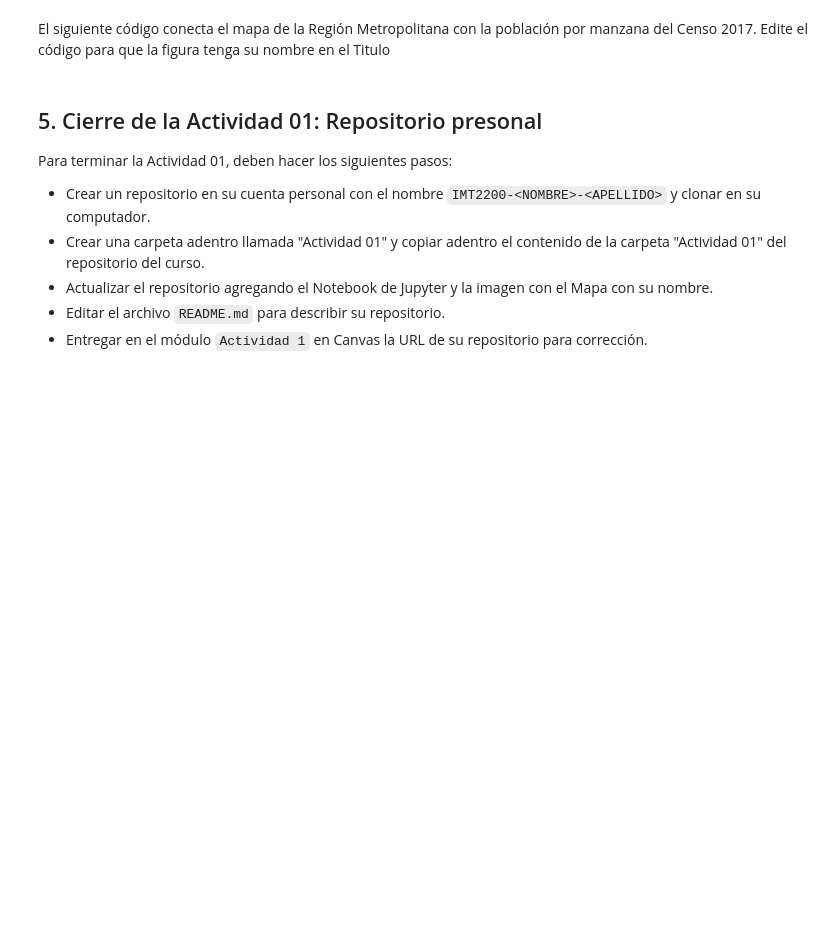
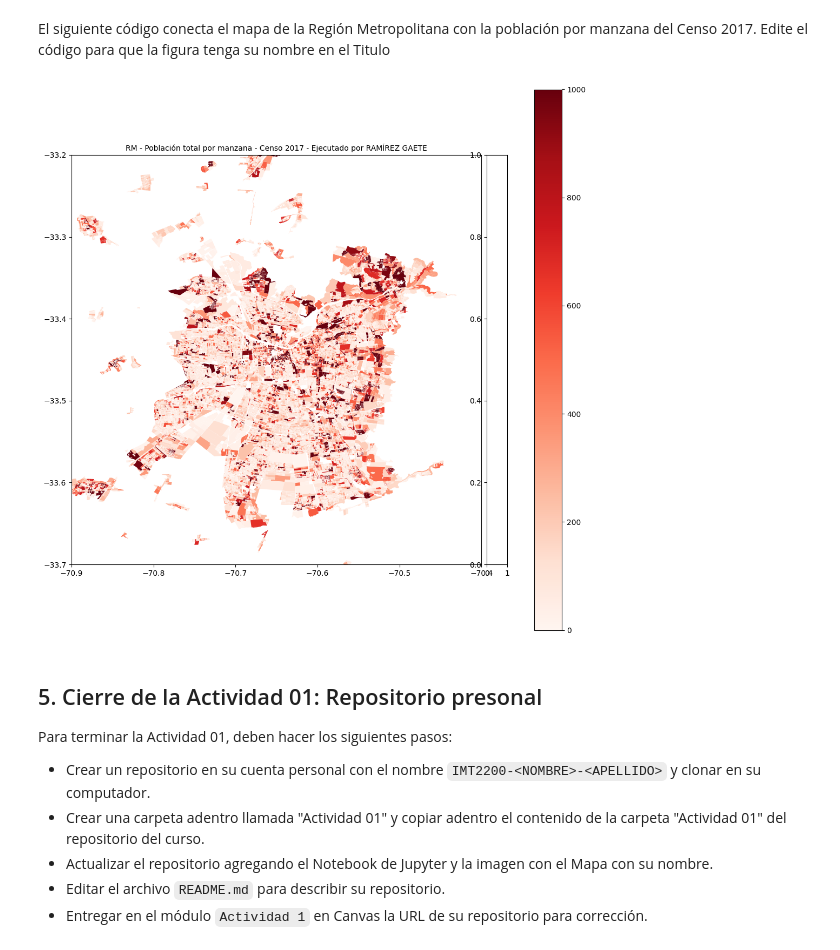
Before and after one commit to MarquetRg/IMT2200-MARCO-RAMIREZ, a Jupyter notebook: Actividad 01/IMT2200 - Actividad 01.ipynb, the cells around one changed output. Saved outputs shown, nothing was run; the diff lists cells and outputs as text; code cells hidden in the pictures; blank space fills up the shorter version.

```diff
--- a/Actividad 01/IMT2200 - Actividad 01.ipynb
+++ b/Actividad 01/IMT2200 - Actividad 01.ipynb
@@ -84,34 +143,36 @@ El siguiente código conecta el mapa de la Región Metropolitana con la poblaci
 # %%
 from mpl_toolkits.axes_grid1 import make_axes_locatable
 import matplotlib.colors as colors
 
 #Crear figura y ejes
 fig=plt.figure(figsize=(13,13))
 ax=fig.add_subplot(111)
 divider = make_axes_locatable(ax)
 cax = divider.append_axes("right", size="5%", pad=0.1)
 
 # cantidad de personas por manzana
 Z=manz['TOTAL_PERS']
 manz.plot(ax=ax, column='TOTAL_PERS', cmap='Reds', legend=True, vmin=0, vmax=1000)
 
 com_projected = com.to_crs(epsg=3857)
 com_projected.boundary.plot(ax=ax, lw=0.2, color='k')
 
 xlim=[-70.9,-70.4]
 ylim=[-33.7,-33.2]
 for x, y, label in zip(com_projected.geometry.centroid.x, com_projected.geometry.centroid.y, com_projected.NOM_COMUNA):
     if xlim[0]<x<xlim[1] and ylim[0]<y<ylim[1]:
         ax.text(x, y, label, fontsize = 10)
 
 ax.set_xlim(xlim)
 ax.set_ylim(ylim);
 
 ## Reemplace 'XXX' por su apellido
-ax.set_title('RM - Población total por manzana - Censo 2017 - Ejecutado por XXXX',fontsize=10)
+ax.set_title('RM - Población total por manzana - Censo 2017 - Ejecutado por RAMÍREZ GAETE',fontsize=10)
 
 ## Reemplace 'XXX' por su apellido en el nombre del archivo de salida
-fig.savefig('PoblacionRM_C2017_XXXX.jpg')
+fig.savefig('PoblacionRM_C2017_RAMÍREZ_GAETE.jpg')
+# %% [output]
+[figure, added]
 # %% [markdown]
 ## 5. Cierre de la Actividad 01: Repositorio presonal
 
```
Also changed, not shown: parts of 7 cells of this notebook, 1 other file.
